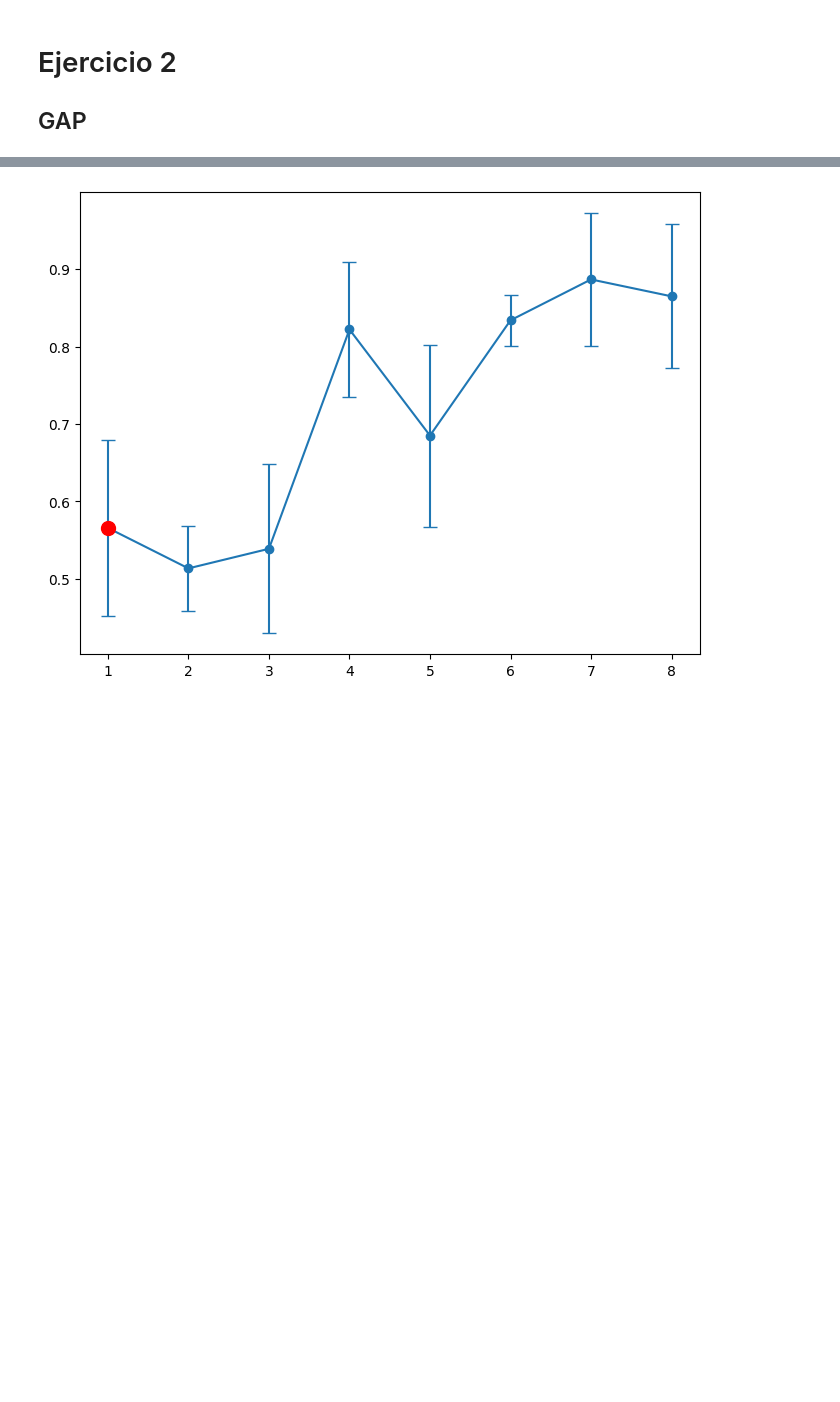
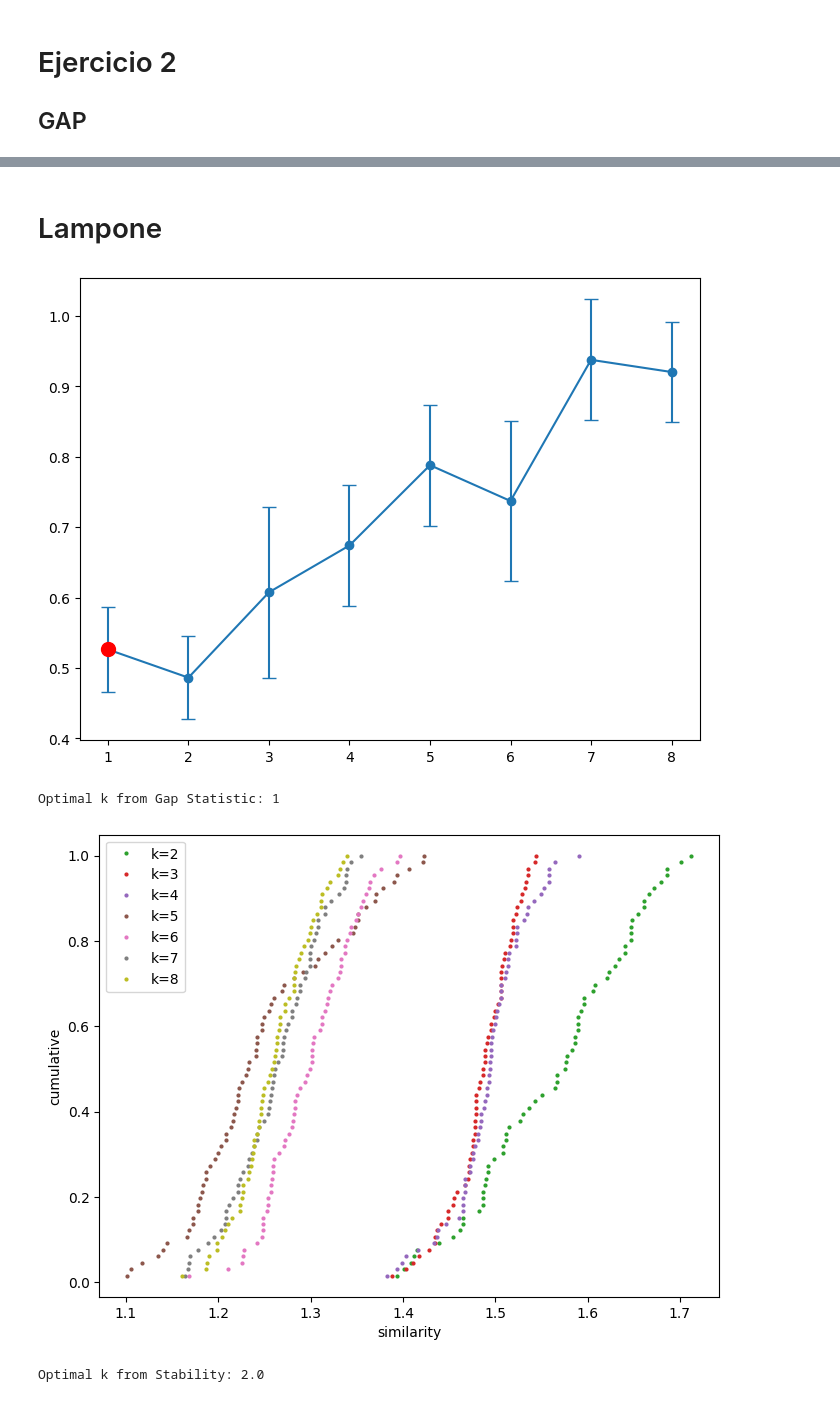
Before and after one commit to SantiagoRotman/TMD, a Jupyter notebook: TP3/TMD_TP3_Clustering.ipynb, the cells around one changed output, grey strips where cells are left out. Drawn from its saved outputs; the diff is of its cells as text; code cells hidden in the pictures; blank space fills up the shorter version.

```diff
--- a/TP3/TMD_TP3_Clustering.ipynb
+++ b/TP3/TMD_TP3_Clustering.ipynb
@@ -226,11 +226,3 @@ for components in components_list:
 # %% [output]
 [figure]
 [figure]
-# %%
-hclust = linkage(X_pca, method='complete')
-
-fig = plt.figure(figsize=(25, 10))
-_ = dendrogram(hclust)
-
-plt.figure(figsize=(8,6))
-plt.scatter(X_pca[:,0], X_pca[:,1], c=cut_tree(hclust, 4), cmap="viridis", s=50)
@@ -366,5 +353,6 @@ def gap_statistic(X, max_k, ran_samples=3, plot=False):
         plt.figure(figsize=(8,6))
         plt.errorbar(results_df['clusters'], results_df['gap'], yerr=results_df['std'], fmt='o-', capsize=5, label='data with error')
         plt.scatter(opt_clusters, results_df.loc[opt_clusters_idx,'gap'], color='red', s=100, zorder=5, label='highlighted point')
+        plt.show()
 
-    return results_df
+    return opt_clusters, results_df
@@ -492,6 +483,15 @@ df = gap_statistic(X, max_k=8, ran_samples=5, plot=True)
+# %% [markdown]
+# Lampone
 # %%
-X = lampone.drop(columns=lampone.columns[[0,142,143]])
+X = np.array(lampone.drop(columns=lampone.columns[[0,142,143]]))
 y = lampone[lampone.columns[[0,142]]]
-df = gap_statistic(X, max_k=8, ran_samples=5, plot=True)
+
+k, _ = gap_statistic(X, max_k=8, ran_samples=6, plot=True)
+print("Optimal k from Gap Statistic:", k)
+k, _ = estabilidad(X, max_k=8, ran_samples=12, plot=True)
+print("Optimal k from Stability:", k)
 # %% [output]
-[figure, old version]
+[figure, new version]
+Optimal k from Gap Statistic: 1
+[figure, added]
+Optimal k from Stability: 2.0
```
Also changed, not shown: parts of 10 cells of this notebook.
